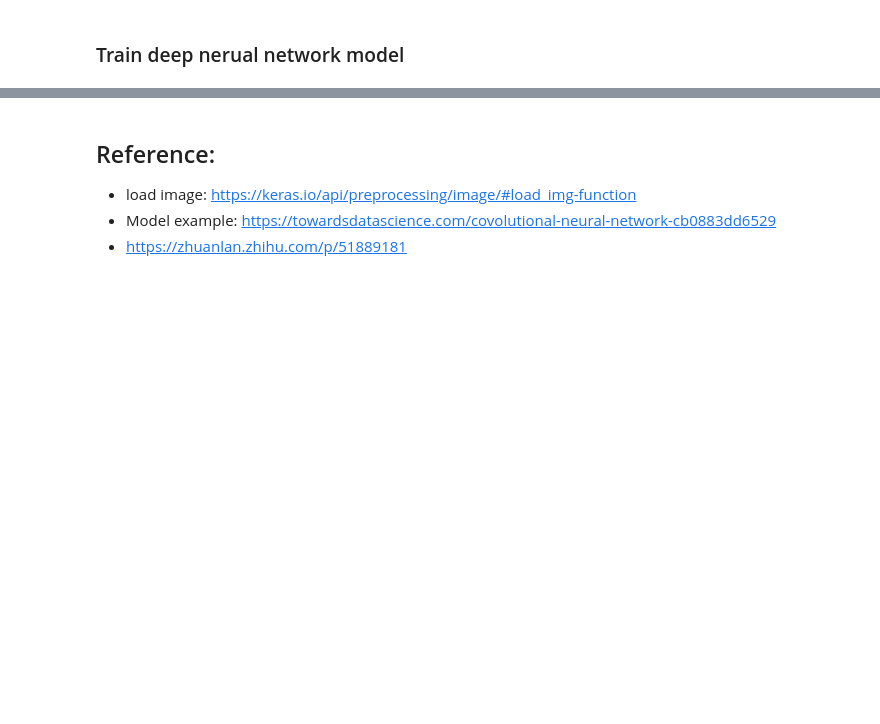
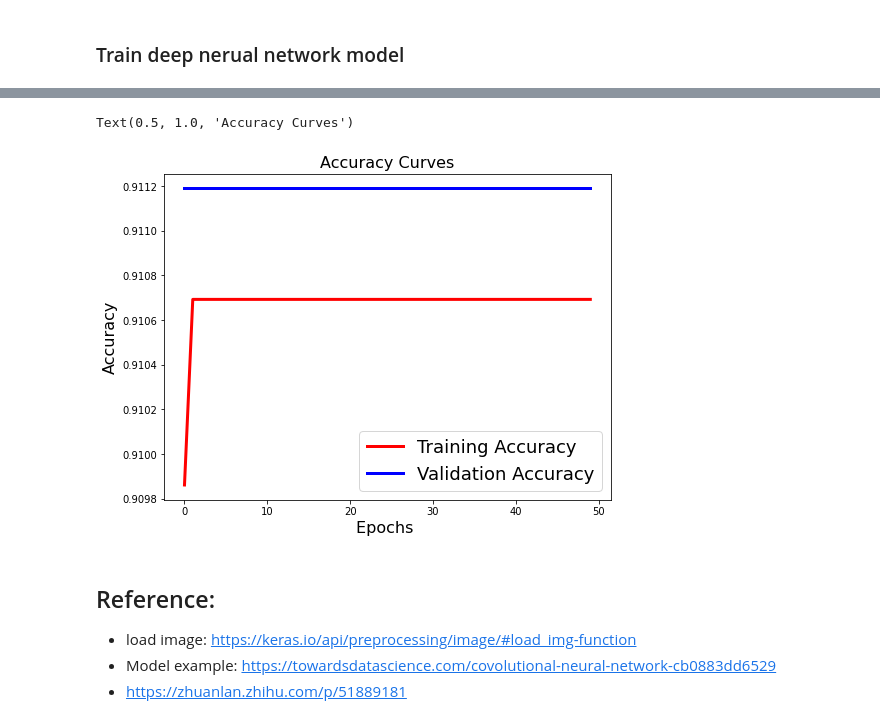
Before and after one commit to ShenLab/CNV-Espresso, a Jupyter notebook: src/training.ipynb, the cells around one changed output, grey strips where cells are left out. Drawn from its saved outputs; the diff is of its cells as text; code cells hidden in the pictures; blank space fills up the shorter version.

```diff
--- a/src/training.ipynb
+++ b/src/training.ipynb
@@ -283,11 +285,14 @@ plt.title('Loss Curves',fontsize=16)
 # %%
 plt.figure(figsize=[8,6])
-plt.plot(history.history['acc'],'r',linewidth=3.0)
-plt.plot(history.history['val_acc'],'b',linewidth=3.0)
+plt.plot(history.history['accuracy'],'r',linewidth=3.0)
+plt.plot(history.history['val_accuracy'],'b',linewidth=3.0)
 plt.legend(['Training Accuracy', 'Validation Accuracy'],fontsize=18)
 plt.xlabel('Epochs ',fontsize=16)
 plt.ylabel('Accuracy',fontsize=16)
 plt.title('Accuracy Curves',fontsize=16)
+# %% [output]
+Text(0.5, 1.0, 'Accuracy Curves')
+[figure, added]
 # %% [markdown]
 ## Reference:
 - load image: https://keras.io/api/preprocessing/image/#load_img-function
```
Also changed, not shown: parts of 24 cells of this notebook, 3 other files.
